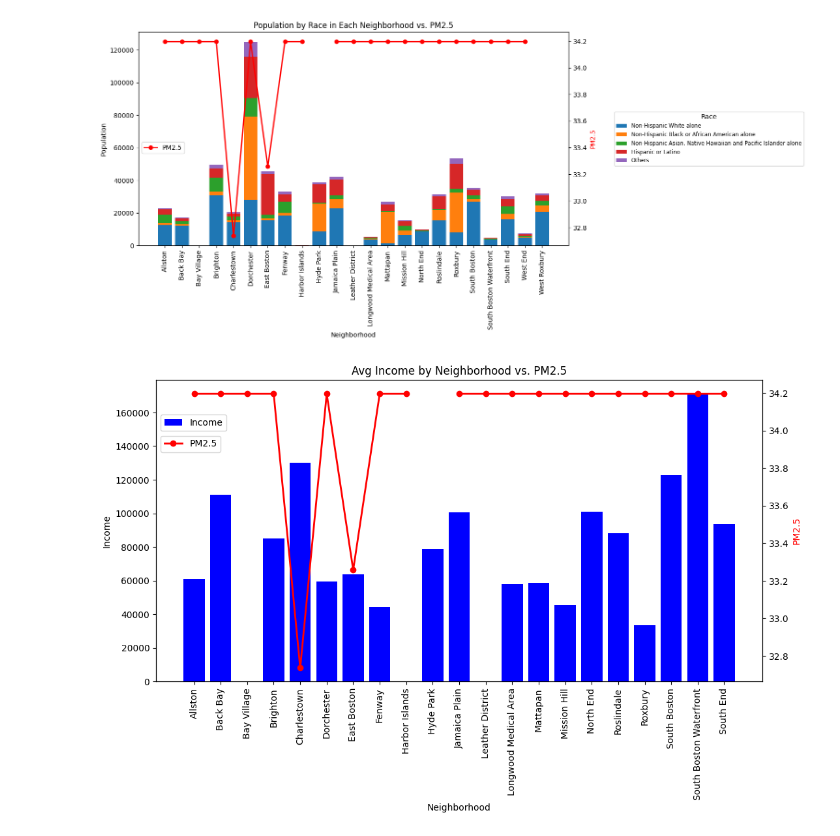
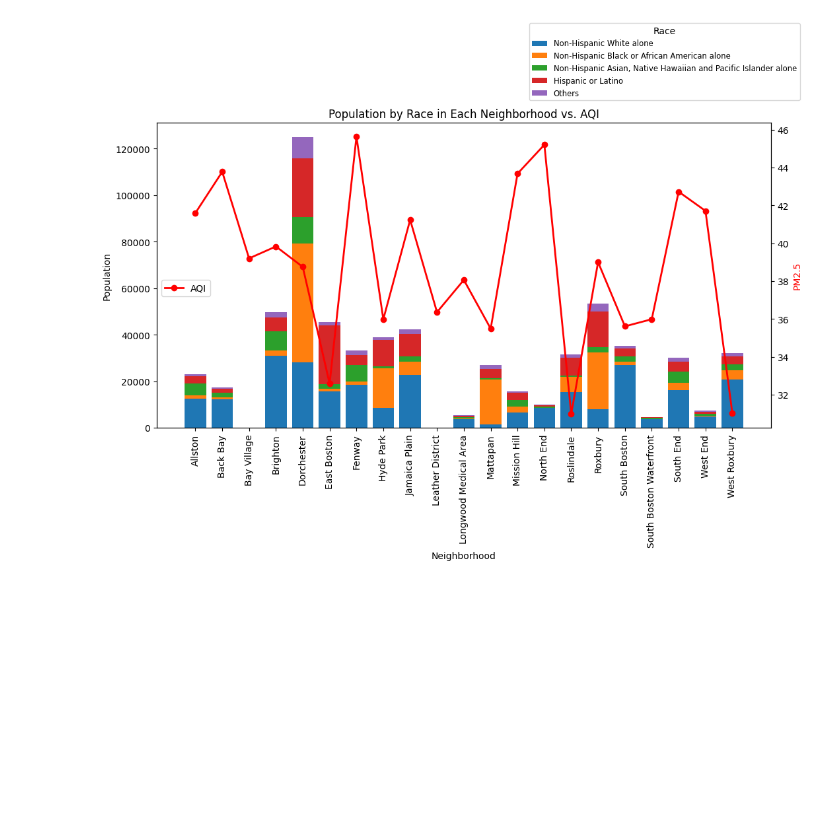
Before and after one commit to BU-Spark/ds-boston-transit-air-quality, a Jupyter notebook: fa23-team-f/data/Census/census.ipynb, the cells around one changed output. Drawn from its saved outputs; the diff is of its cells as text; code cells hidden in the pictures; blank space fills up the shorter version.

```diff
--- a/fa23-team-f/data/Census/census.ipynb
+++ b/fa23-team-f/data/Census/census.ipynb
@@ -21,84 +21,44 @@ import pandas as pd
 import seaborn as sns
 import matplotlib.pyplot as plt
 
-df = pd.read_csv("race:ethnicity.csv")
-mdata = pd.read_csv("../Merged Data/result.csv")
+df = pd.read_csv("../Census/race:ethnicity.csv")
+mdata = pd.read_csv("resulthealth.csv")
 
 data = pd.merge(df, mdata, on='Name')
 
 data['Population'] = data['Total']
 
-selected_columns = data[['Name', 'Population', 'AQI_PM2.5']]
+selected_columns = data[['Name', 'Population', 'AQI']]
 
 race_columns = ['Non-Hispanic White alone', 'Non-Hispanic Black or African American alone', 'Non-Hispanic Asian, Native Hawaiian and Pacific Islander alone', 'Hispanic or Latino', 'Others']
 
 grouped_data = data.groupby('Name')[race_columns].sum()
 
 fig, ax1 = plt.subplots(figsize=(12, 6))
 
 bottom = 0
 
 legend_labels = []
 for race in race_columns:
     ax1.bar(grouped_data.index, grouped_data[race], bottom=bottom, label=race)
     bottom += grouped_data[race]
     legend_labels.append(race)
 
 ax1.set_xlabel('Neighborhood')
 ax1.set_ylabel('Population')
-ax1.set_title('Population by Race in Each Neighborhood vs. PM2.5')
+ax1.set_title('Population by Race in Each Neighborhood vs. AQI')
 ax1.set_xticks(grouped_data.index)
 ax1.set_xticklabels(grouped_data.index, rotation=90)
 
-ax1.legend(legend_labels, title="Race", loc="center left", bbox_to_anchor=(1.1, 0.5), fontsize='small')
+ax1.legend(legend_labels, title="Race", loc="center left", bbox_to_anchor=(0.6, 1.2), fontsize='small')
 
 ax2 = ax1.twinx()
-ppi_data = data.groupby('Name')['AQI_PM2.5'].mean()
-ax2.plot(ppi_data.index, ppi_data, marker='o', color='red', label='PM2.5', linewidth=2)
+ppi_data = data.groupby('Name')['AQI'].mean()
+ax2.plot(ppi_data.index, ppi_data, marker='o', color='red', label='AQI', linewidth=2)
 ax2.set_ylabel('PM2.5', color='red')
 
-ax2.legend(['PM2.5'], loc="upper left", bbox_to_anchor=(0, 0.5))
+ax2.legend(['AQI'], loc="upper left", bbox_to_anchor=(0, 0.5))
 
 plt.show()
 # %% [output]
-[figure, old version]
+[figure, new version]
-# %%
-import pandas as pd
-import seaborn as sns
-import matplotlib.pyplot as plt
-
-df = pd.read_csv("income.csv")
-mdata = pd.read_csv("../Merged Data/result.csv")
-
-data = pd.merge(df, mdata, on='Name')
-
-data['Median Household Income in the Past 12 Months (in 2021 Inflation-adjusted Dollars)'] = pd.to_numeric(data['Median Household Income in the Past 12 Months (in 2021 Inflation-adjusted Dollars)'], errors='coerce', downcast='integer')
-
-selected_columns = data[['Name', 'Median Household Income in the Past 12 Months (in 2021 Inflation-adjusted Dollars)', 'AQI_PM2.5']]
-
-fig, ax1 = plt.subplots(figsize=(12, 6))
-
-ax1.set_xlabel('Neighborhood')
-ax1.set_ylabel('Income', color='black')
-ax1.set_title('Avg Income by Neighborhood vs. PM2.5')
-
-selected_columns.reset_index(inplace=True, drop=True)
-
-ax1.set_xticks(range(len(selected_columns)))
-ax1.set_xticklabels(selected_columns['Name'], rotation=90)
-
-ax1.bar(range(len(selected_columns)), selected_columns['Median Household Income in the Past 12 Months (in 2021 Inflation-adjusted Dollars)'], color='blue', label='Income')
-
-ax2 = ax1.twinx()
-
-ppi_data = data.groupby('Name')['AQI_PM2.5'].mean()
-
-ax2.plot(range(len(ppi_data)), ppi_data, marker='o', color='red', label='PM2.5', linewidth=2)
-ax2.set_ylabel('PM2.5', color='red')
-
-ax1.legend(['Income'], loc="upper left", bbox_to_anchor=(0, 0.9))
-ax2.legend(['PM2.5'], loc="upper left", bbox_to_anchor=(0, 0.83))
-
-plt.show()
-# %% [output]
-[figure, removed]
```
Also changed, not shown: parts of 3 cells of this notebook, 13 other files.
